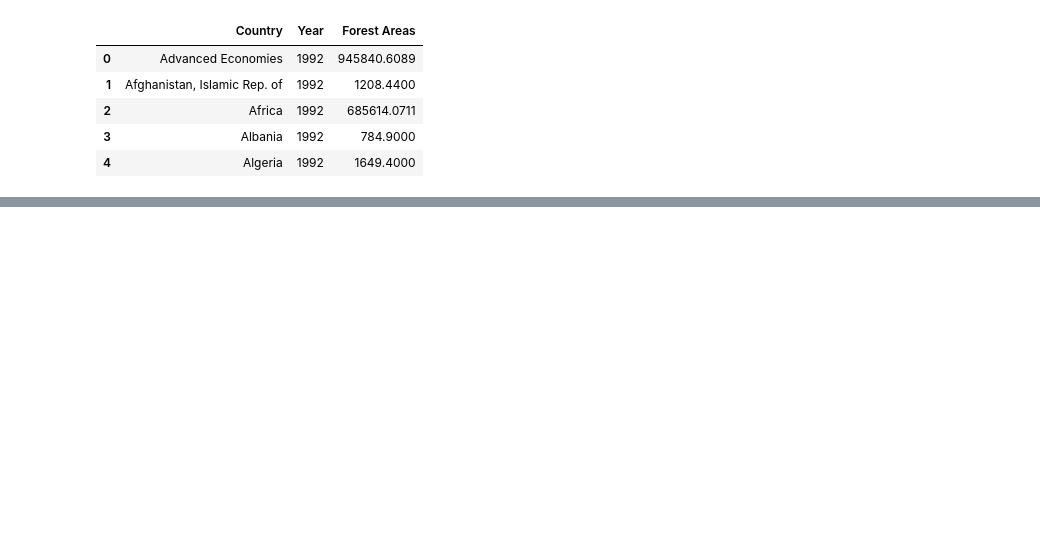
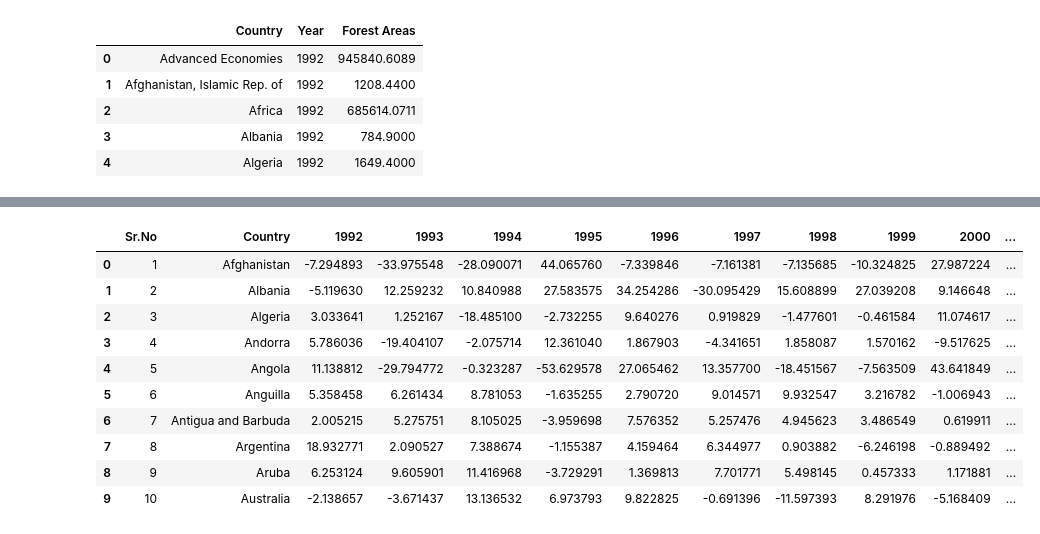
Before and after one commit to sdata07/Forest-Area-Predictor, a Jupyter notebook: main/main.ipynb, the cells around one changed output, grey strips where cells are left out. Drawn from its saved outputs; the diff is of its cells as text; code cells hidden in the pictures; blank space fills up the shorter version.

```diff
--- a/main/main.ipynb
+++ b/main/main.ipynb
@@ -87,0 +102,36 @@ for country in countries :
+# %%
+for index,row in df_gdp_specific.iterrows():
+
+    new_row = pd.DataFrame()
+    new_row['Sr.No'] = [row['Sr.No']]
+    new_row['Country'] = [row['Country']]
+
+    previous_val = row['1991']
+    blank_value = False
+
+    for col in list(df_gdp_specific.loc[:,'1992':'2022']):
+        if pd.isna(row[col]) :
+            blank_value = True
+            break
+        val = (row[col] - previous_val) / (previous_val) * 100
+        new_row[col] = [val]
+        previous_val = row[col]
+
+    if (blank_value) :
+        continue
+
+    gdp_growth = pd.concat([gdp_growth, new_row], ignore_index=True)
+
+gdp_growth.head(10)
+# %% [output]
+|  | Sr.No | Country | 1992 | 1993 | 1994 | 1995 | 1996 | 1997 | 1998 | 1999 | 2000 | ... |
+| 0 | 1 | Afghanistan | -7.294893 | -33.975548 | -28.090071 | 44.065760 | -7.339846 | -7.161381 | -7.135685 | -10.324825 | 27.987224 | ... |
+| 1 | 2 | Albania | -5.119630 | 12.259232 | 10.840988 | 27.583575 | 34.254286 | -30.095429 | 15.608899 | 27.039208 | 9.146648 | ... |
+| 2 | 3 | Algeria | 3.033641 | 1.252167 | -18.485100 | -2.732255 | 9.640276 | 0.919829 | -1.477601 | -0.461584 | 11.074617 | ... |
+| 3 | 4 | Andorra | 5.786036 | -19.404107 | -2.075714 | 12.361040 | 1.867903 | -4.341651 | 1.858087 | 1.570162 | -9.517625 | ... |
+| 4 | 5 | Angola | 11.138812 | -29.794772 | -0.323287 | -53.629578 | 27.065462 | 13.357700 | -18.451567 | -7.563509 | 43.641849 | ... |
+| 5 | 6 | Anguilla | 5.358458 | 6.261434 | 8.781053 | -1.635255 | 2.790720 | 9.014571 | 9.932547 | 3.216782 | -1.006943 | ... |
+| 6 | 7 | Antigua and Barbuda | 2.005215 | 5.275751 | 8.105025 | -3.959698 | 7.576352 | 5.257476 | 4.945623 | 3.486549 | 0.619911 | ... |
+| 7 | 8 | Argentina | 18.932771 | 2.090527 | 7.388674 | -1.155387 | 4.159464 | 6.344977 | 0.903882 | -6.246198 | -0.889492 | ... |
+| 8 | 9 | Aruba | 6.253124 | 9.605901 | 11.416968 | -3.729291 | 1.369813 | 7.701771 | 5.498145 | 0.457333 | 1.171881 | ... |
+| 9 | 10 | Australia | -2.138657 | -3.671437 | 13.136532 | 6.973793 | 9.822825 | -0.691396 | -11.597393 | 8.291976 | -5.168409 | ... |
```
Also changed, not shown: parts of 12 cells of this notebook, 3 other files.
